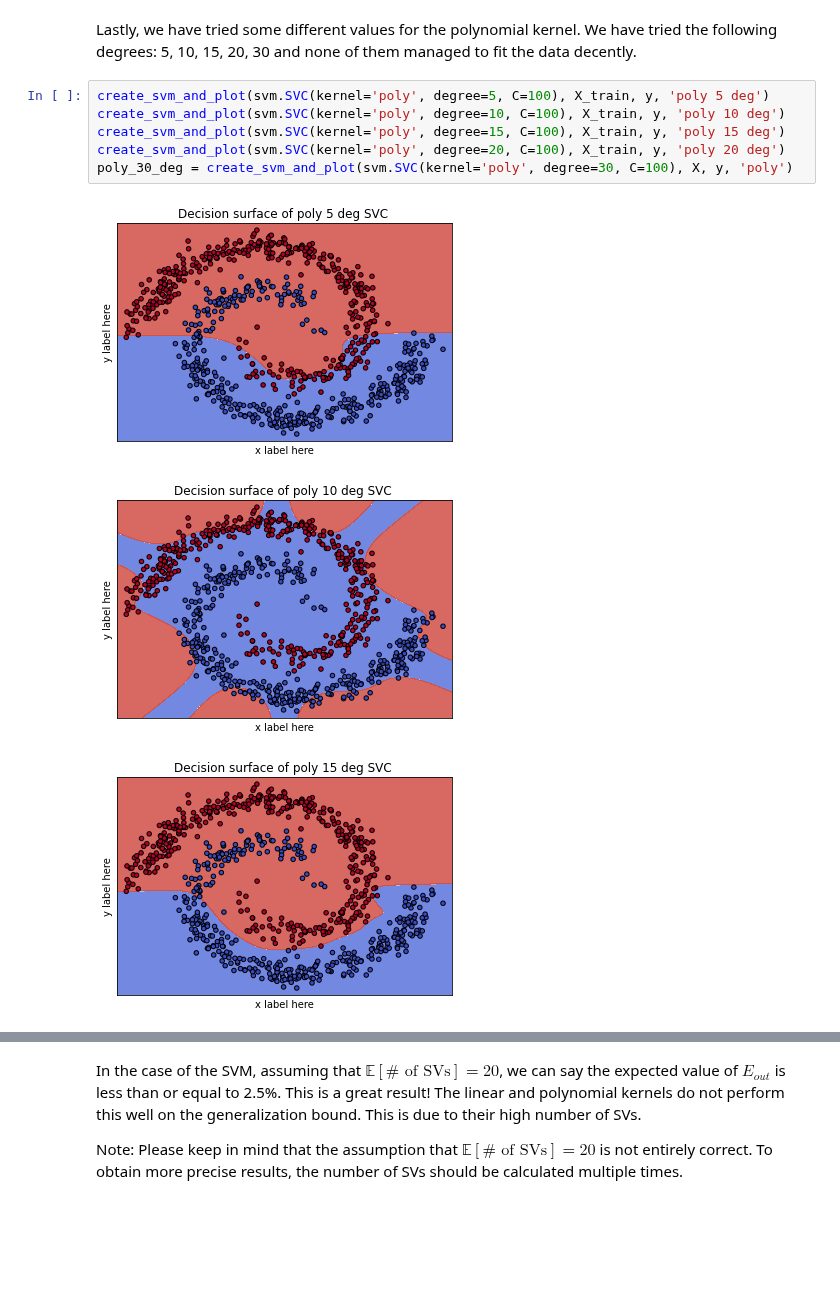
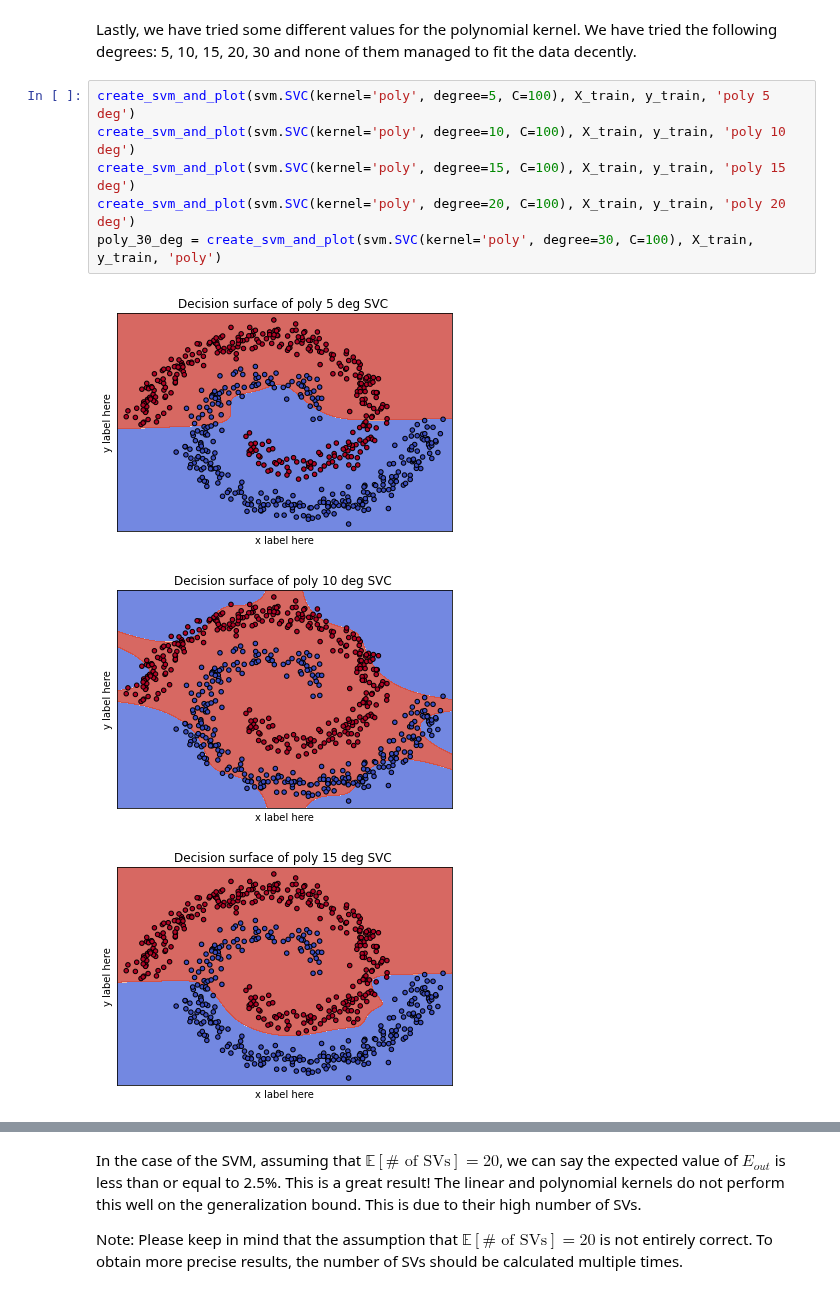
Before and after one commit to WardGauderis/SFML, a Jupyter notebook: main.ipynb, the cells around one changed output, grey strips where cells are left out. Saved outputs shown, nothing was run; the diff lists cells and outputs as text; blank space fills up the shorter version.

```diff
--- a/main.ipynb
+++ b/main.ipynb
@@ -200,12 +207,12 @@ The parameter Gamma $\gamma$ was left unchanged since the default value obtained
 # %% [markdown]
 Lastly, we have tried some different values for the polynomial kernel. We have tried the following degrees: 5, 10, 15, 20, 30 and none of them managed to fit the data decently.
 # %%
-create_svm_and_plot(svm.SVC(kernel='poly', degree=5, C=100), X_train, y, 'poly 5 deg')
-create_svm_and_plot(svm.SVC(kernel='poly', degree=10, C=100), X_train, y, 'poly 10 deg')
-create_svm_and_plot(svm.SVC(kernel='poly', degree=15, C=100), X_train, y, 'poly 15 deg')
-create_svm_and_plot(svm.SVC(kernel='poly', degree=20, C=100), X_train, y, 'poly 20 deg')
-poly_30_deg = create_svm_and_plot(svm.SVC(kernel='poly', degree=30, C=100), X, y, 'poly')
+create_svm_and_plot(svm.SVC(kernel='poly', degree=5, C=100), X_train, y_train, 'poly 5 deg')
+create_svm_and_plot(svm.SVC(kernel='poly', degree=10, C=100), X_train, y_train, 'poly 10 deg')
+create_svm_and_plot(svm.SVC(kernel='poly', degree=15, C=100), X_train, y_train, 'poly 15 deg')
+create_svm_and_plot(svm.SVC(kernel='poly', degree=20, C=100), X_train, y_train, 'poly 20 deg')
+poly_30_deg = create_svm_and_plot(svm.SVC(kernel='poly', degree=30, C=100), X_train, y_train, 'poly')
 # %% [output]
-[figure, old version]
+[figure, new version]
-[figure, old version]
+[figure, new version]
-[figure, old version]
+[figure, new version]
```
Also changed, not shown: parts of 16 cells of this notebook, 2 other files.
